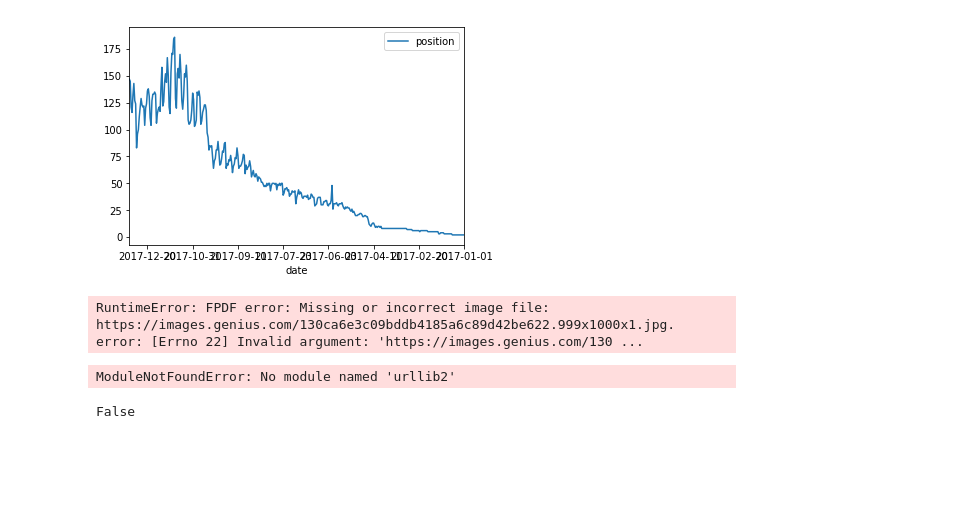
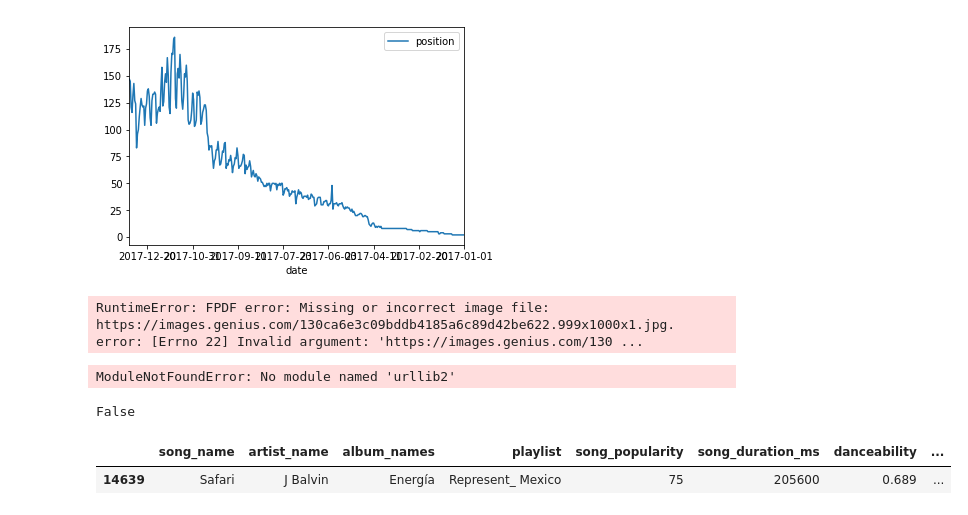
Before and after one commit to MaurizioMartin/data-analysis-pipeline, a Jupyter notebook: df.ipynb, the cells around one changed output. Drawn from its saved outputs; the diff is of its cells as text; code cells hidden in the pictures; blank space fills up the shorter version.

```diff
--- a/df.ipynb
+++ b/df.ipynb
@@ -166,3 +166,9 @@ import requests
 img_data = requests.get(url).content
 with open('analysis/image_name.jpg', 'wb') as handler:
     handler.write(img_data)
+# %%
+data_df = song_data_df[(song_data_df.song_name==song) & (song_data_df.artist_name=="J Balvin")]
+data_df
+# %% [output]
+|  | song_name | artist_name | album_names | playlist | song_popularity | song_duration_ms | danceability | ... |
+| 14639 | Safari | J Balvin | Energía | Represent_ Mexico | 75 | 205600 | 0.689 | ... |
```
Also changed, not shown: 5 other files.
